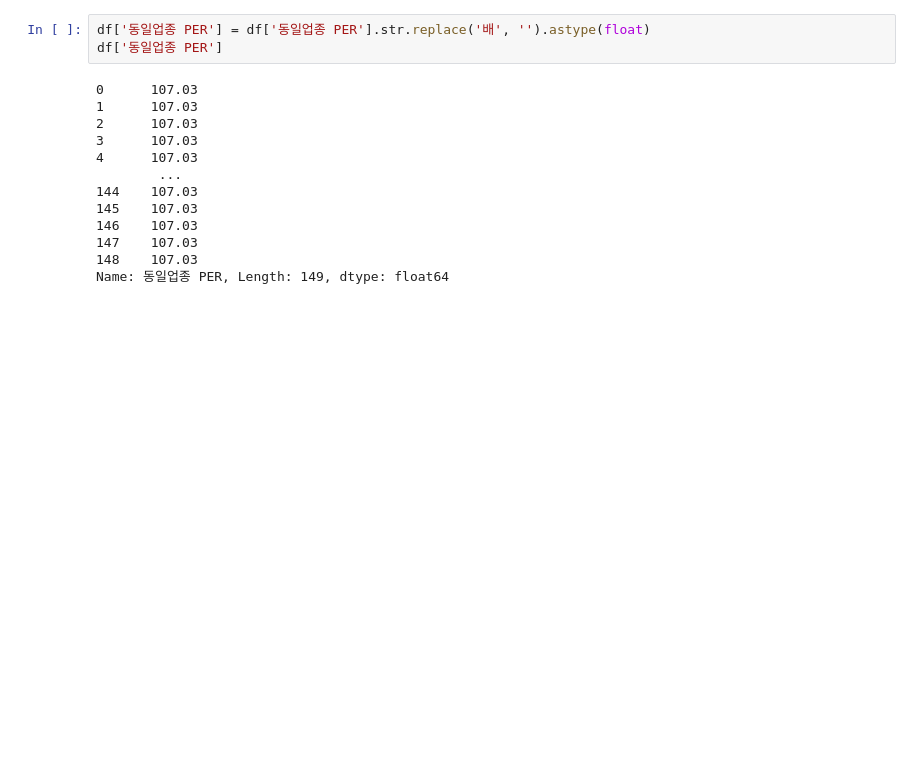
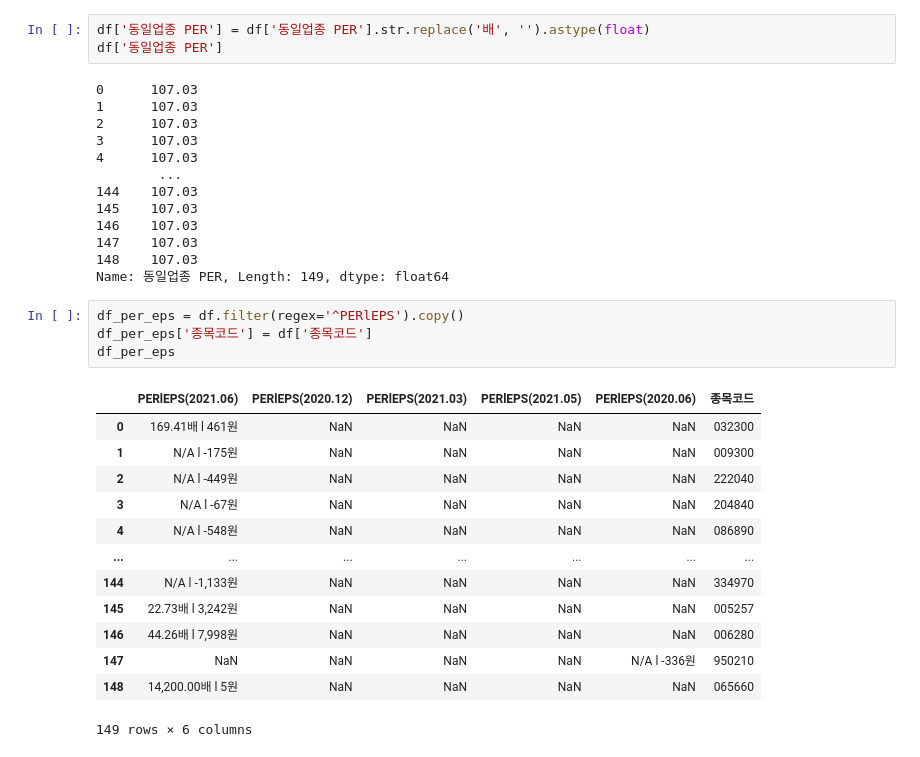
Before and after one commit to SanghunYun95/Finding_signal_and_noise, a Jupyter notebook: category_preprocessing_2.ipynb, the cells around one changed output. Saved outputs shown, nothing was run; the diff lists cells and outputs as text; blank space fills up the shorter version.

```diff
--- a/category_preprocessing_2.ipynb
+++ b/category_preprocessing_2.ipynb
@@ -135,3 +135,21 @@ df['동일업종 PER']
 147    107.03
 148    107.03
 Name: 동일업종 PER, Length: 149, dtype: float64
+# %%
+df_per_eps = df.filter(regex='^PERlEPS').copy()
+df_per_eps['종목코드'] = df['종목코드']
+df_per_eps
+# %% [output]
+|  | PERlEPS(2021.06) | PERlEPS(2020.12) | PERlEPS(2021.03) | PERlEPS(2021.05) | PERlEPS(2020.06) | 종목코드 |
+| 0 | 169.41배 l 461원 | NaN | NaN | NaN | NaN | 032300 |
+| 1 | N/A l -175원 | NaN | NaN | NaN | NaN | 009300 |
+| 2 | N/A l -449원 | NaN | NaN | NaN | NaN | 222040 |
+| 3 | N/A l -67원 | NaN | NaN | NaN | NaN | 204840 |
+| 4 | N/A l -548원 | NaN | NaN | NaN | NaN | 086890 |
+| ... | ... | ... | ... | ... | ... | ... |
+| 144 | N/A l -1,133원 | NaN | NaN | NaN | NaN | 334970 |
+| 145 | 22.73배 l 3,242원 | NaN | NaN | NaN | NaN | 005257 |
+| 146 | 44.26배 l 7,998원 | NaN | NaN | NaN | NaN | 006280 |
+| 147 | NaN | NaN | NaN | NaN | N/A l -336원 | 950210 |
+| 148 | 14,200.00배 l 5원 | NaN | NaN | NaN | NaN | 065660 |
+149 rows × 6 columns
```
Also changed, not shown: parts of 9 cells of this notebook.
